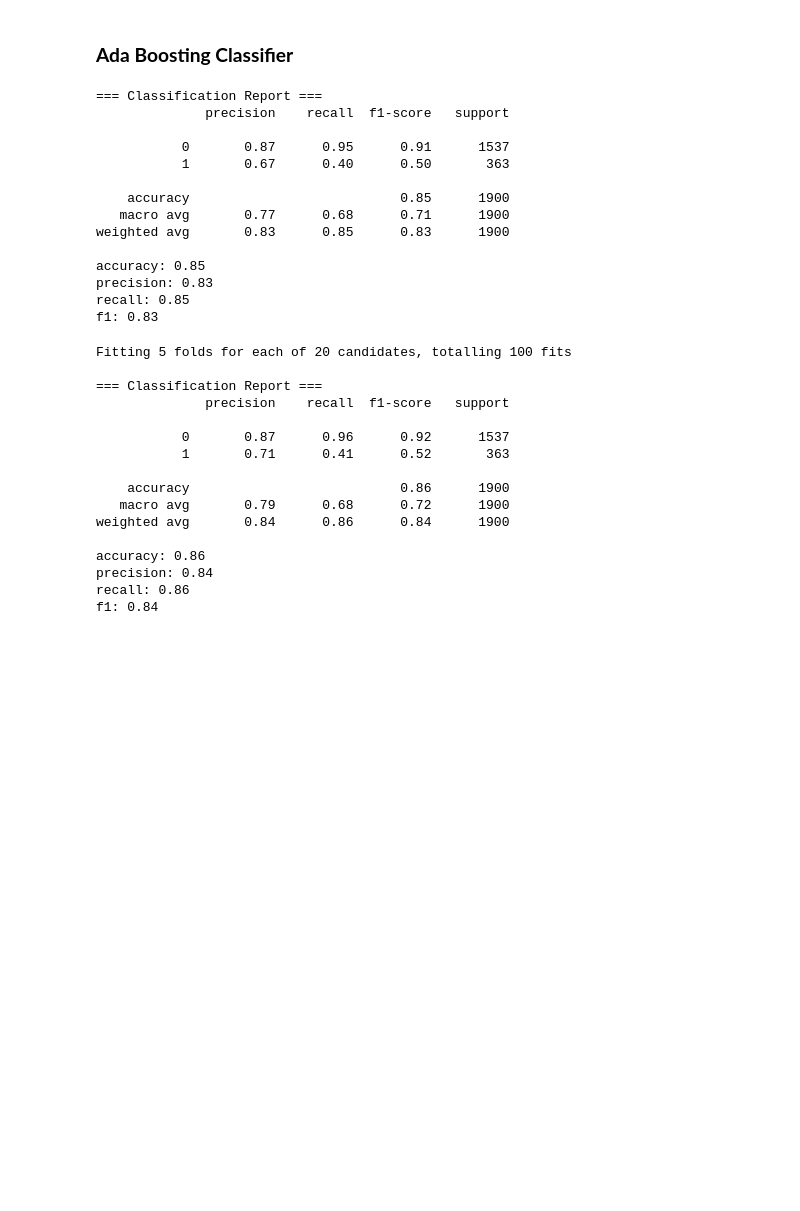
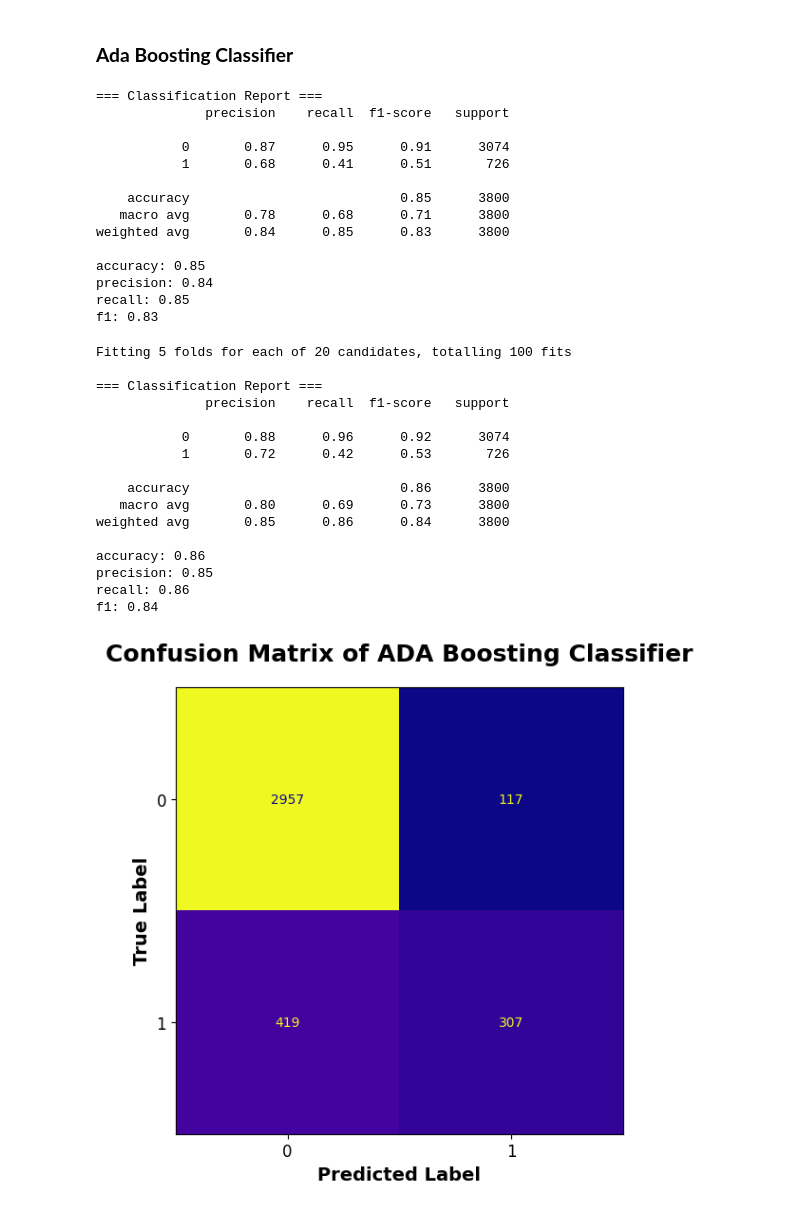
Before and after one commit to smartestnerdfromtown/Data-Science-Projects, a Jupyter notebook: Bank Customer Churn/analysis.ipynb, the cells around one changed output. Cells and saved outputs as stored; diff of their text form; code cells hidden in the pictures; blank space fills up the shorter version.

Commit message:
ADA boosting

```diff
--- a/Bank Customer Churn/analysis.ipynb
+++ b/Bank Customer Churn/analysis.ipynb
@@ -652,7 +652,7 @@ df_pipeline, X, y = prepare_data(
     columns_to_drop="churn"
 )
 num_features, cat_features = extract_features(df=df_pipeline)
-X_train, X_test, y_train, y_test = split_data(X=X, y=y)
+X_train, X_test, y_train, y_test = split_data(X=X, y=y, test_size=0.4)
 # %%
 model = AdaBoostClassifier(
     estimator=None,   # If None, then the base estimator is DecisionTreeClassifier
@@ -688,15 +688,15 @@ show_results(results=evaluation_metrics, to_round=True, decimals=2)
 === Classification Report ===
               precision    recall  f1-score   support
 
-           0       0.87      0.95      0.91      1537
-           1       0.67      0.40      0.50       363
+           0       0.87      0.95      0.91      3074
+           1       0.68      0.41      0.51       726
 
-    accuracy                           0.85      1900
-   macro avg       0.77      0.68      0.71      1900
-weighted avg       0.83      0.85      0.83      1900
+    accuracy                           0.85      3800
+   macro avg       0.78      0.68      0.71      3800
+weighted avg       0.84      0.85      0.83      3800
 
 accuracy: 0.85
-precision: 0.83
+precision: 0.84
 recall: 0.85
 f1: 0.83
 # %%
@@ -745,14 +745,20 @@ Fitting 5 folds for each of 20 candidates, totalling 100 fits
 === Classification Report ===
               precision    recall  f1-score   support
 
-           0       0.87      0.96      0.92      1537
-           1       0.71      0.41      0.52       363
+           0       0.88      0.96      0.92      3074
+           1       0.72      0.42      0.53       726
 
-    accuracy                           0.86      1900
-   macro avg       0.79      0.68      0.72      1900
-weighted avg       0.84      0.86      0.84      1900
+    accuracy                           0.86      3800
+   macro avg       0.80      0.69      0.73      3800
+weighted avg       0.85      0.86      0.84      3800
 
 accuracy: 0.86
-precision: 0.84
+precision: 0.85
 recall: 0.86
 f1: 0.84
+# %%
+y_pred = pipeline_best_model.predict(X_test)
+
+plot_confusion_matrix(y_true=y_test, y_pred=y_pred, plot_title="Confusion Matrix of ADA Boosting Classifier", cmap="plasma")
+# %% [output]
+[figure, added]
```
Also changed, not shown: parts of 1 cell of this notebook, 1 other file.
